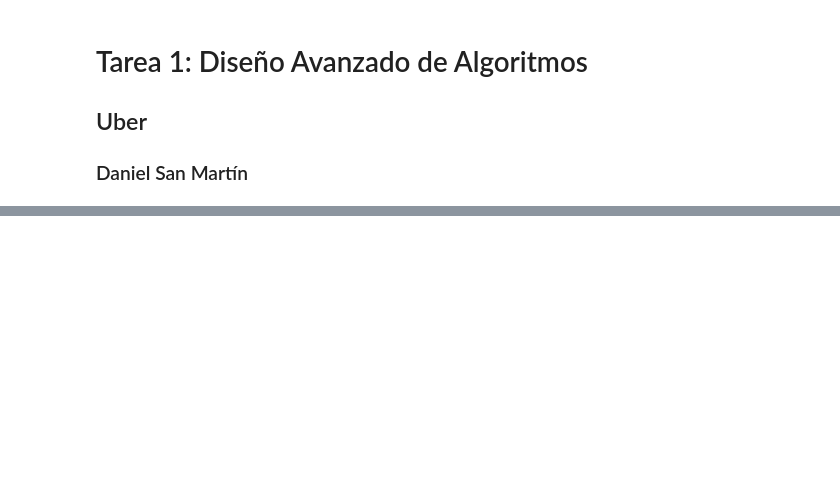
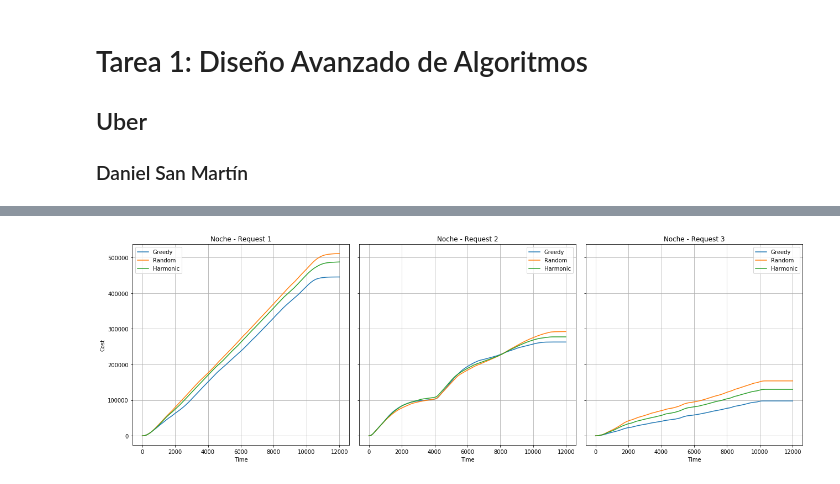
Before and after one commit to dsanmartin/INF564-HW, a Jupyter notebook: 1/hw1.ipynb, the cells around one changed output, grey strips where cells are left out. Cells and saved outputs as stored; diff of their text form; code cells hidden in the pictures; blank space fills up the shorter version.

```diff
--- a/1/hw1.ipynb
+++ b/1/hw1.ipynb
@@ -192,0 +192,4 @@ plotCosts(cg_man_3, cr_man_3, ch_man_3)
+# %%
+plotCosts(gree[6:], rand[6:], harm[6:], title="Noche")
+# %% [output]
+[figure, added]
```
Also changed, not shown: parts of 21 cells of this notebook.
